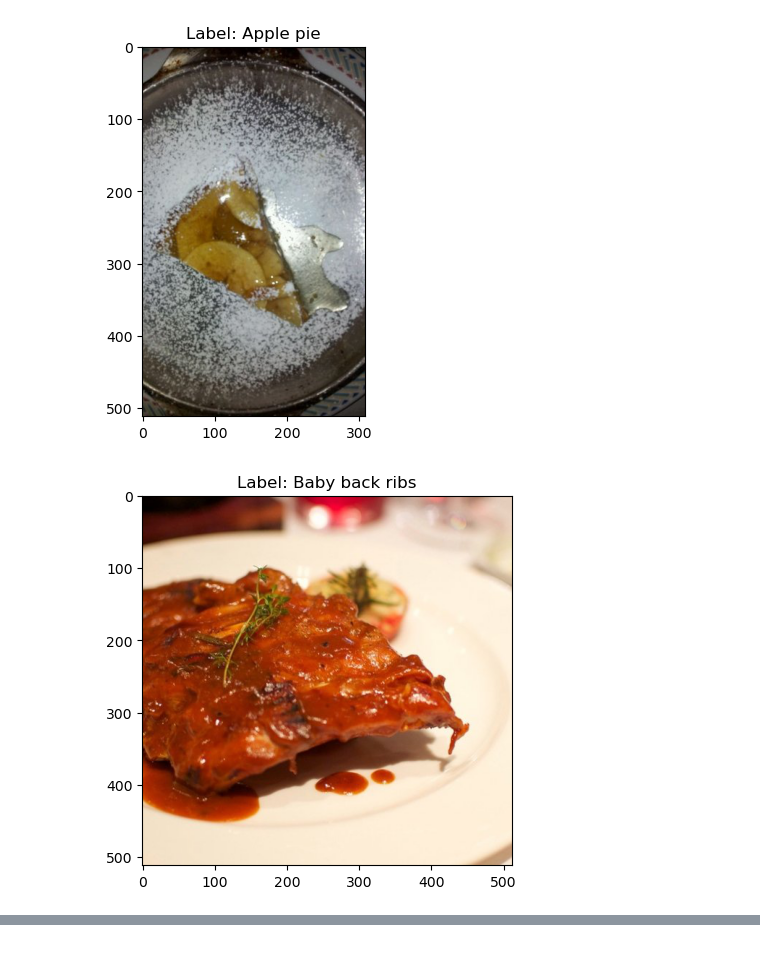
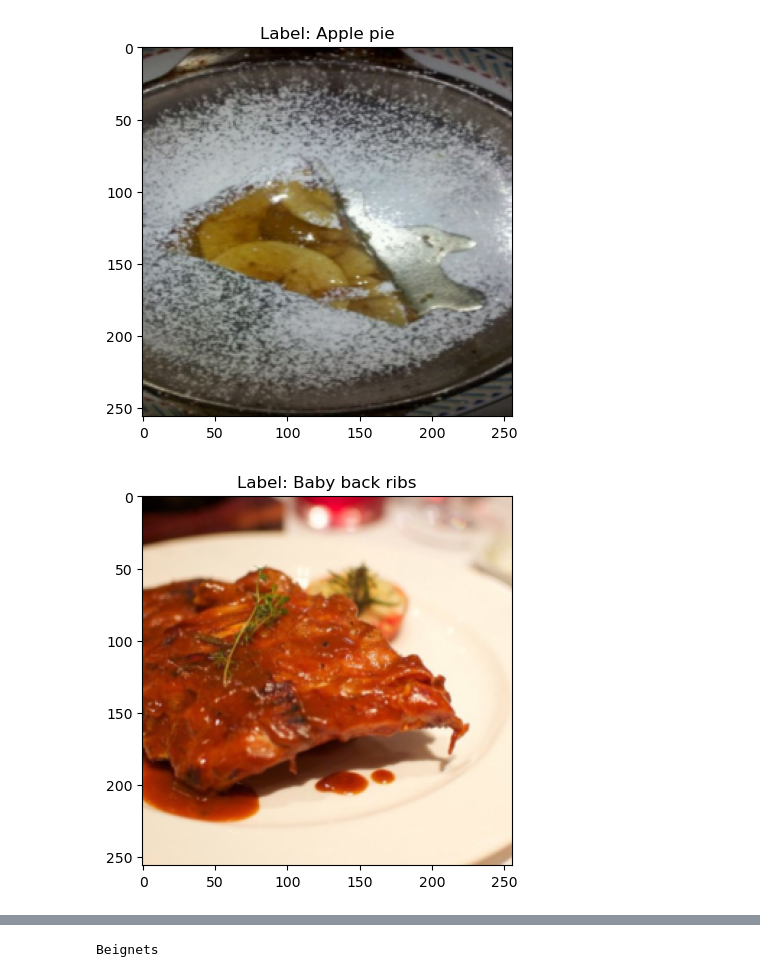
Before and after one commit to shalabala/food101, a Jupyter notebook: project.ipynb, the cells around one changed output, grey strips where cells are left out. Saved outputs shown, nothing was run; the diff lists cells and outputs as text; code cells hidden in the pictures.

```diff
--- a/project.ipynb
+++ b/project.ipynb
@@ -1,18 +1,23 @@
 # %%
 from food_dataset import FoodDataset
+from food_model import FoodModel
+
 import constants
 from matplotlib import pyplot as plt
+
 
 dataset = FoodDataset(constants.dataset_root,
                       constants.class_names[:10],
                       constants.class_labels[:10],
-                      constants.transforms)
+                      constants.transform)
+
+model = FoodModel(10)
 
 for i in range(10):
     image, cls = dataset[i*1000+1]
     plt.figure()
-    plt.imshow(image)
+    plt.imshow(image.permute(1, 2, 0))
     plt.title(f"Label: {dataset.get_class_label(cls)}")
 # %% [output]
-[figure, old version]
+[figure, new version]
-[figure, old version]
+[figure, new version]
@@ -26,0 +32,4 @@ for i in range(10):
+# %%
+print(constants.class_labels[model.predict(image.unsqueeze(0)).item()])
+# %% [output]
+Beignets
```
Also changed, not shown: parts of 1 cell of this notebook, 6 other files.
